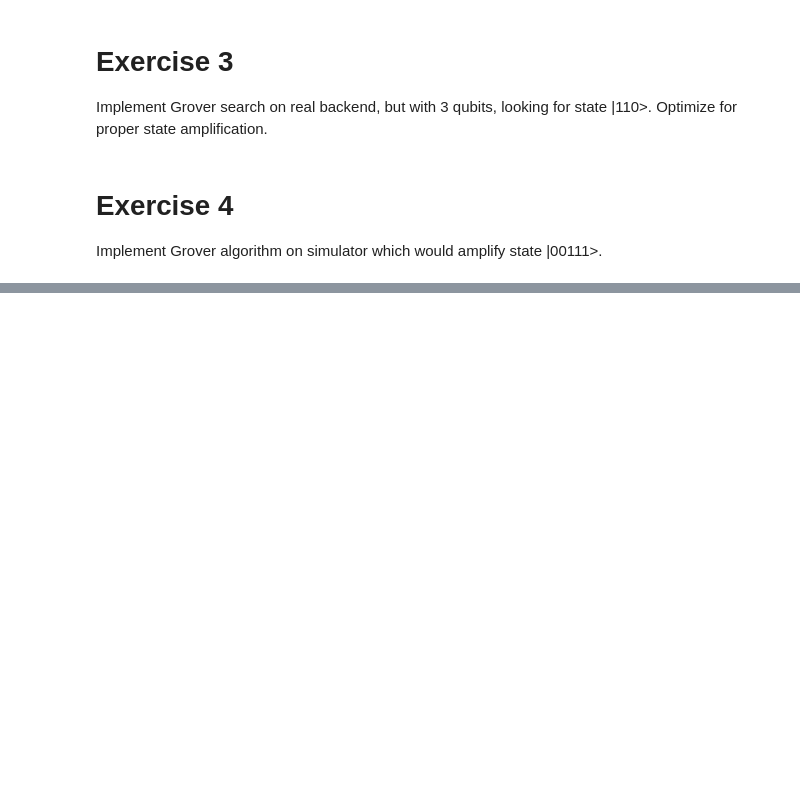
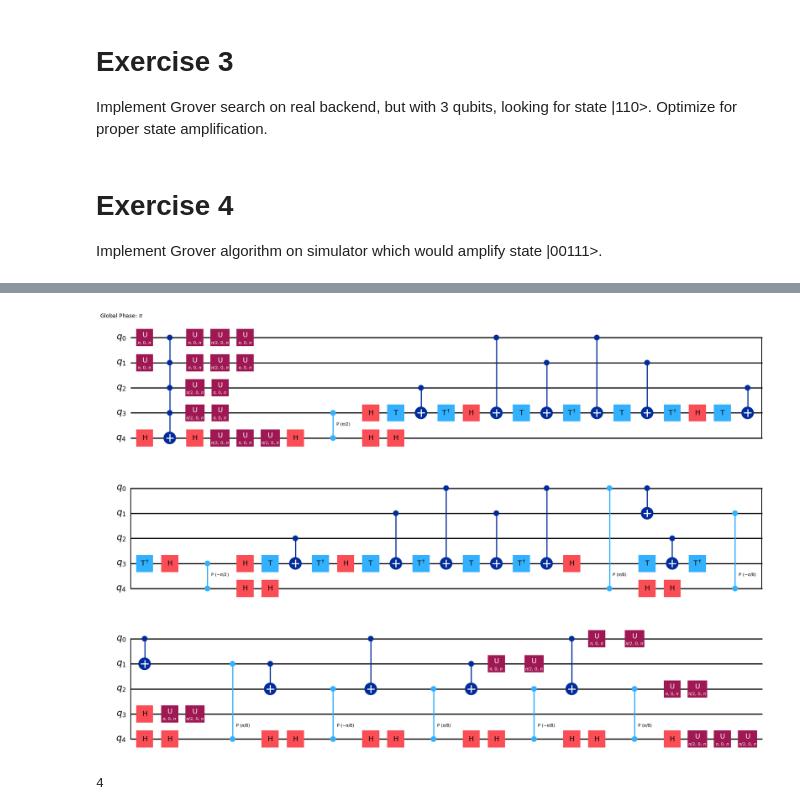
Before and after one commit to kacperpoluszejko/Quantum-Computing, a Jupyter notebook: Lab_4 - grover/Grover_algorithm.ipynb, the cells around one changed output, grey strips where cells are left out. Drawn from its saved outputs; the diff is of its cells as text; code cells hidden in the pictures; blank space fills up the shorter version.

```diff
--- a/Lab_4 - grover/Grover_algorithm.ipynb
+++ b/Lab_4 - grover/Grover_algorithm.ipynb
@@ -121,0 +163,9 @@ Implement Grover algorithm on simulator which would amplify state |00111>.
+# %%
+grover_op.decompose().draw(output="mpl", style="iqp")
+# %% [output]
+[figure, added]
+# %%
+optimal_num_iterations = math.floor(math.pi / (4 * math.asin(math.sqrt(1 / 2**grover_op.num_qubits))))
+print(optimal_num_iterations)
+# %% [output]
+4
```
Also changed, not shown: parts of 10 cells of this notebook, 2 other files.
